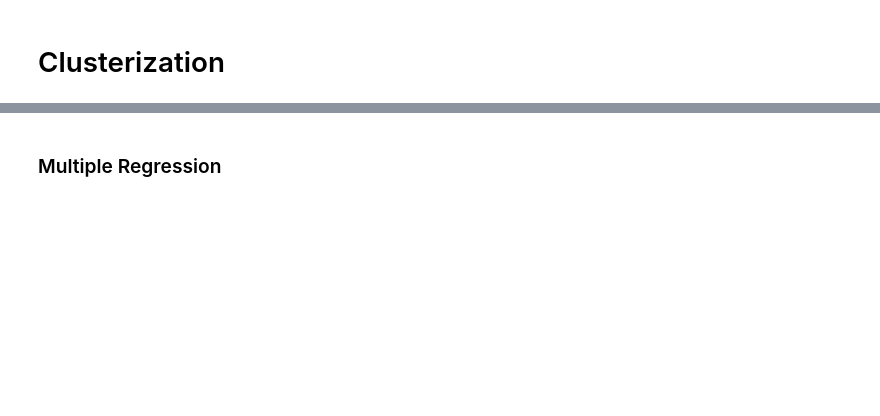
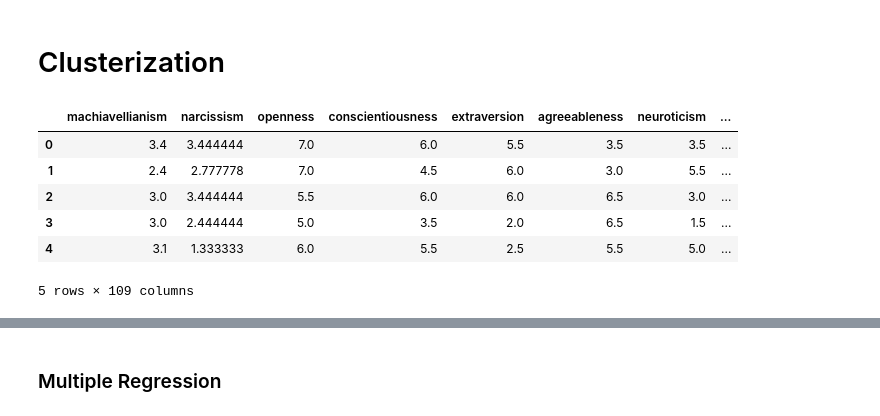
Before and after one commit to annamalkova8/Kaggle, a Jupyter notebook: psychopathy-prediction-my-vers.ipynb, the cells around one changed output, grey strips where cells are left out. Cells and saved outputs as stored; diff of their text form; code cells hidden in the pictures; blank space fills up the shorter version.

Commit message:
Kaggle Notebook | Psychopathy Prediction_my vers | Version 5

```diff
--- a/psychopathy-prediction-my-vers.ipynb
+++ b/psychopathy-prediction-my-vers.ipynb
@@ -163,12 +168,12 @@ df['Var20'] = df['Var20'].apply(lambda x: 1 if x=='1' else 0)
 # %%
 df = df.drop(['uid'],axis = 1)
 # %%
-df = df.drop(['psychopathy'],axis = 1)
+df_class = df.drop(['psychopathy'],axis = 1)
 # %% [markdown]
 # Classification
 # %%
-X = df.drop(['psycho_status'], axis=1)
-y = df['psycho_status']
+X = df_class.drop(['psycho_status'], axis=1)
+y = df_class['psycho_status']
 
 X_train, X_test, y_train, y_test = train_test_split(X, y, stratify=y, random_state = 42, test_size = 0.33)
 print(X_train.shape,
@@ -449,5 +495,13 @@ kmean= KMeans(k_clust)
 kmean.fit(X)
 labels=kmean.labels_
 # %%
-clusters=pd.concat([data, pd.DataFrame({'cluster':labels})], axis=1)
+clusters=pd.concat([df_class, pd.DataFrame({'cluster':labels})], axis=1)
 clusters.head()
+# %% [output]
+|  | machiavellianism | narcissism | openness | conscientiousness | extraversion | agreeableness | neuroticism | ... |
+| 0 | 3.4 | 3.444444 | 7.0 | 6.0 | 5.5 | 3.5 | 3.5 | ... |
+| 1 | 2.4 | 2.777778 | 7.0 | 4.5 | 6.0 | 3.0 | 5.5 | ... |
+| 2 | 3.0 | 3.444444 | 5.5 | 6.0 | 6.0 | 6.5 | 3.0 | ... |
+| 3 | 3.0 | 2.444444 | 5.0 | 3.5 | 2.0 | 6.5 | 1.5 | ... |
+| 4 | 3.1 | 1.333333 | 6.0 | 5.5 | 2.5 | 5.5 | 5.0 | ... |
+5 rows × 109 columns
```
Also changed, not shown: parts of 33 cells of this notebook.
